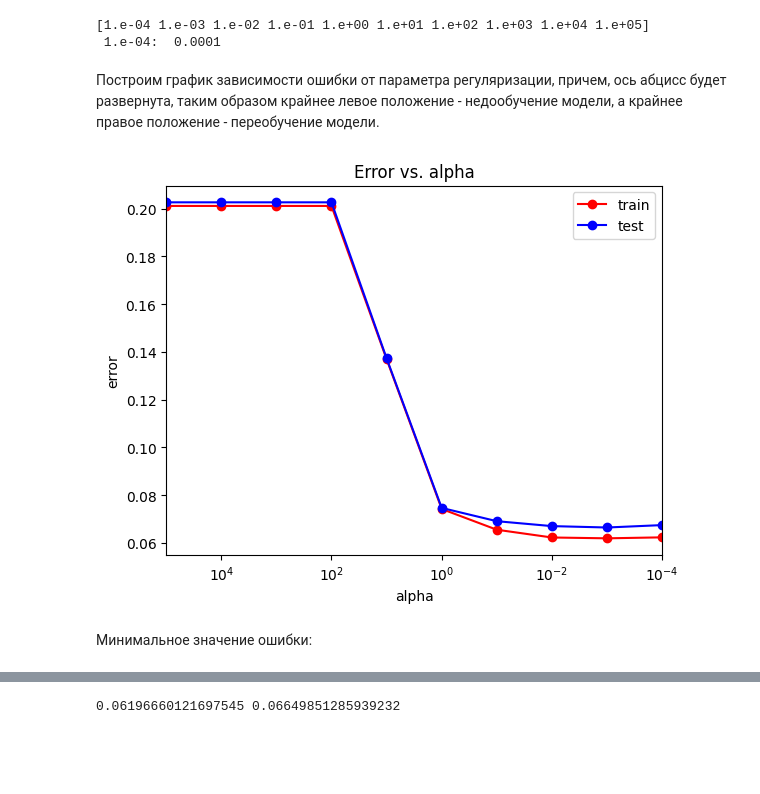
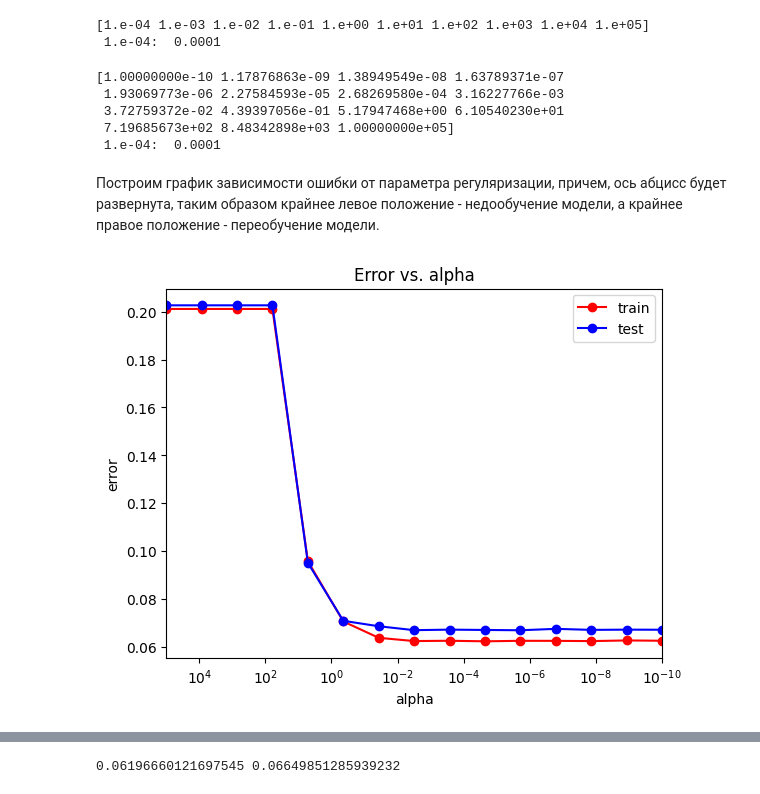
Before and after one commit to vitalii-manukhov/ml_unn_7sem, a Jupyter notebook: file1.ipynb, the cells around one changed output, grey strips where cells are left out. Drawn from its saved outputs; the diff is of its cells as text; code cells hidden in the pictures; blank space fills up the shorter version.

```diff
--- a/file1.ipynb
+++ b/file1.ipynb
@@ -1732,11 +1756,21 @@ print(alpha_arr,'\n','1.e-04: ', 1.e-04)
 # %% [output]
 [1.e-04 1.e-03 1.e-02 1.e-01 1.e+00 1.e+01 1.e+02 1.e+03 1.e+04 1.e+05]
  1.e-04:  0.0001
+# %%
+# Диапазон изменений параметра alpha - регуляризации
+alpha_arr_new = np.logspace(-10, 5, 15)
+print(alpha_arr_new,'\n','1.e-04: ', 1.e-04)
+# %% [output]
+[1.00000000e-10 1.17876863e-09 1.38949549e-08 1.63789371e-07
+ 1.93069773e-06 2.27584593e-05 2.68269580e-04 3.16227766e-03
+ 3.72759372e-02 4.39397056e-01 5.17947468e+00 6.10540230e+01
+ 7.19685673e+02 8.48342898e+03 1.00000000e+05]
+ 1.e-04:  0.0001
 # %%
 # С помощью цикла, написанного вручную (~8мин)
 train_err = [] # Ошибка на тренировочных данных при разном параметре
 test_err = [] # Ошибка на тестовых данных при разном параметре
-for alpha in alpha_arr:
+for alpha in alpha_arr_new:
   mlp_model = MLPClassifier(hidden_layer_sizes=(100,),
               alpha=alpha,
               random_state=42)
@@ -1748,15 +1782,13 @@ for alpha in alpha_arr:
 # %% [markdown]
 Построим график зависимости ошибки от параметра регуляризации, причем, ось абцисс будет развернута, таким образом крайнее левое положение - недообучение модели, а крайнее правое положение - переобучение модели.
 # %%
-plt.semilogx(alpha_arr, train_err, 'r-o', label = 'train')
-plt.semilogx(alpha_arr, test_err, 'b-o', label = 'test')
-plt.xlim(np.max(alpha_arr), np.min(alpha_arr))
+plt.semilogx(alpha_arr_new, train_err, 'r-o', label = 'train')
+plt.semilogx(alpha_arr_new, test_err, 'b-o', label = 'test')
+plt.xlim(np.max(alpha_arr_new), np.min(alpha_arr_new))
 plt.title('Error vs. alpha')
 plt.xlabel('alpha')
 plt.ylabel('error')
 plt.legend()
 plt.show()
 # %% [output]
-[figure, old version]
+[figure, new version]
-# %% [markdown]
-Минимальное значение ошибки:
```
Also changed, not shown: parts of 11 cells of this notebook.
